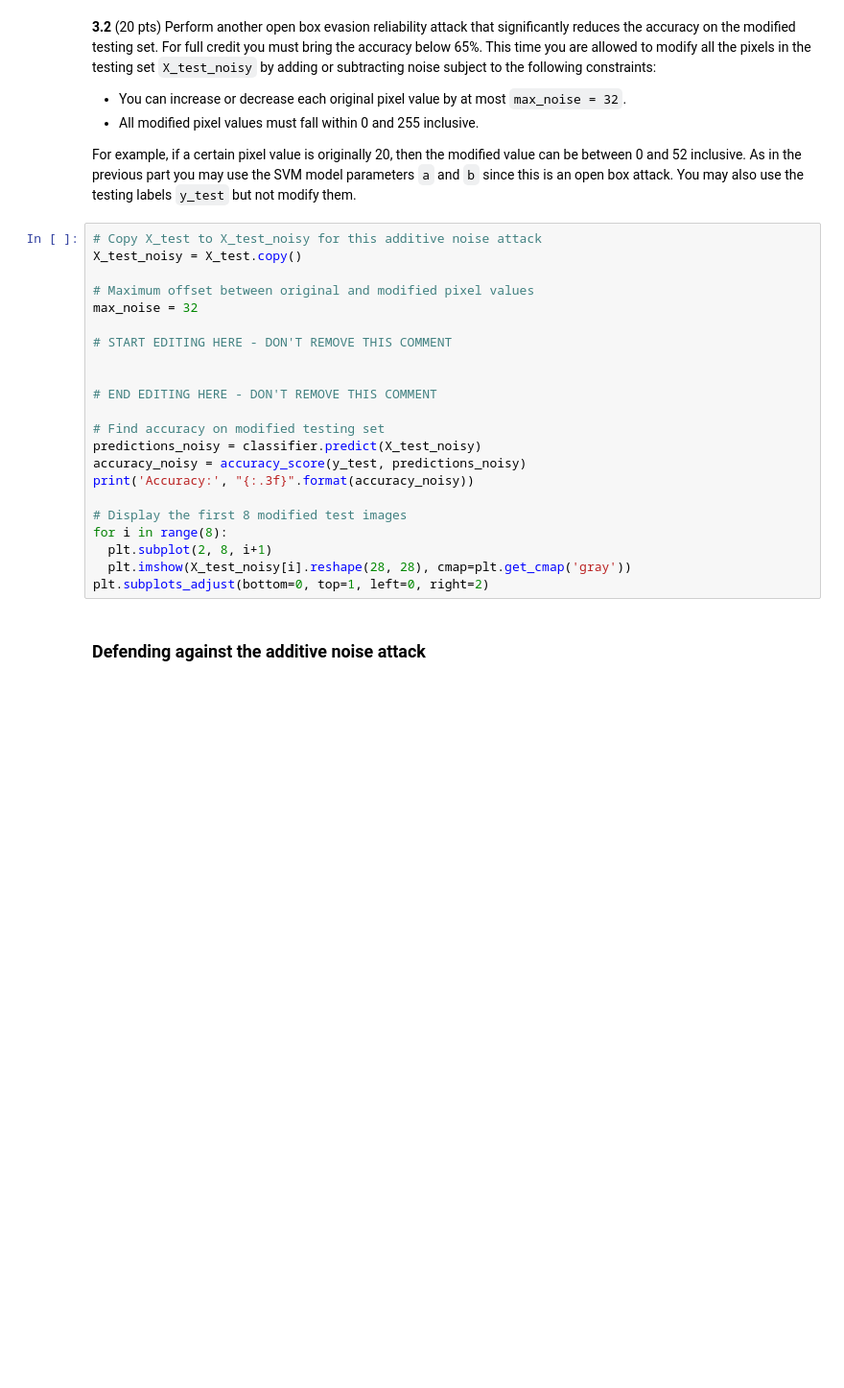
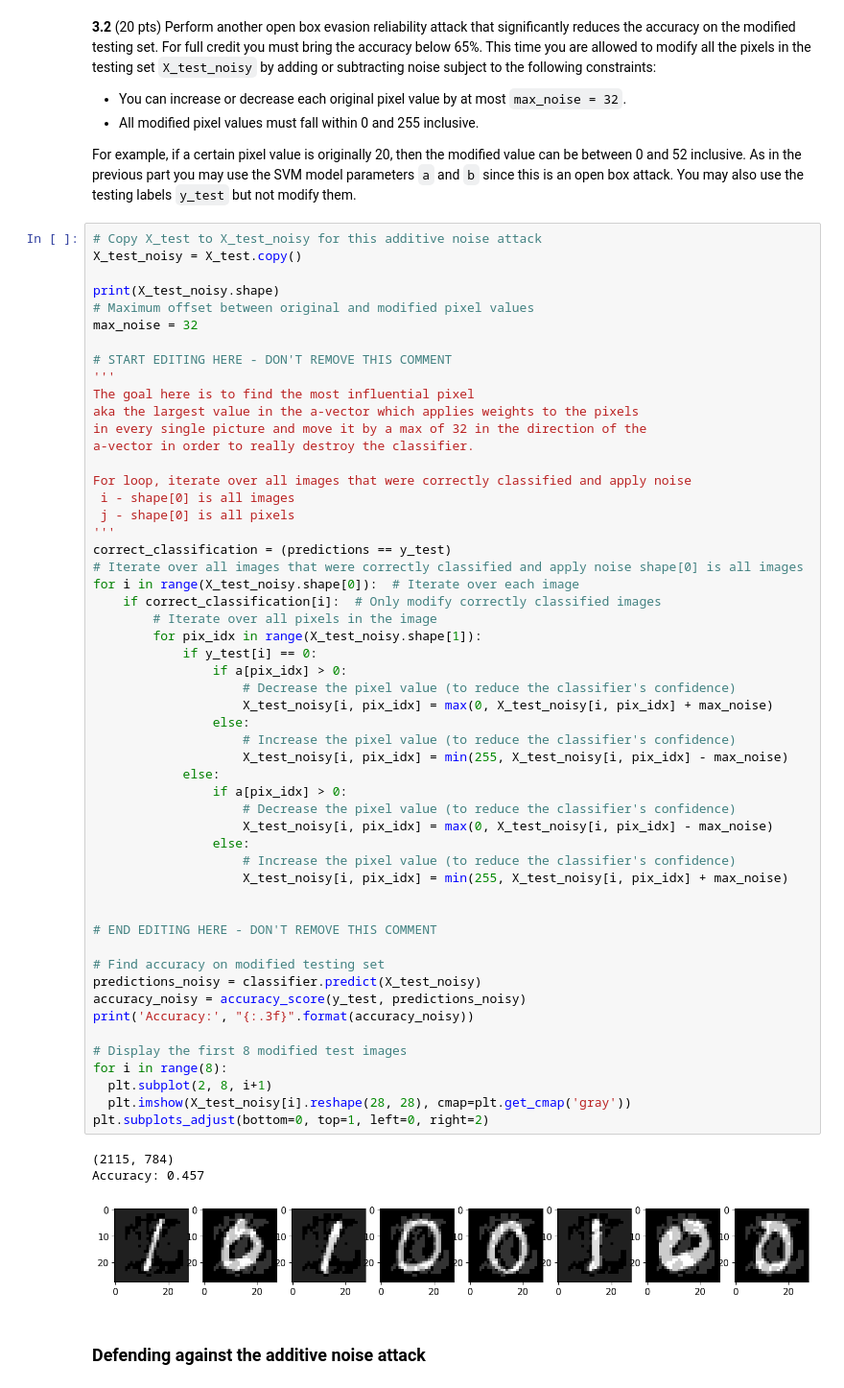
Before and after one commit to aitechroberts/ml_adversary, a Jupyter notebook: HW2.ipynb, the cells around one changed output. Shown at 96% size. Drawn from its saved outputs; the diff is of its cells as text; blank space fills up the shorter version.

```diff
--- a/HW2.ipynb
+++ b/HW2.ipynb
@@ -277,28 +411,63 @@ display_misclassified_images(X_test_1pix, y_test, predictions_1pix)
 *   All modified pixel values must fall within 0 and 255 inclusive.
 
 For example, if a certain pixel value is originally 20, then the modified value can be between 0 and 52 inclusive. As in the previous part you may use the SVM model parameters `a` and `b` since this is an open box attack. You may also use the testing labels `y_test` but not modify them.
-# %%
-# Copy X_test to X_test_noisy for this additive noise attack
-X_test_noisy = X_test.copy()
-
-# Maximum offset between original and modified pixel values
-max_noise = 32
-
-# START EDITING HERE - DON'T REMOVE THIS COMMENT
-
-
-# END EDITING HERE - DON'T REMOVE THIS COMMENT
-
-# Find accuracy on modified testing set
-predictions_noisy = classifier.predict(X_test_noisy)
-accuracy_noisy = accuracy_score(y_test, predictions_noisy)
-print('Accuracy:', "{:.3f}".format(accuracy_noisy))
-
-# Display the first 8 modified test images
-for i in range(8):
-  plt.subplot(2, 8, i+1)
-  plt.imshow(X_test_noisy[i].reshape(28, 28), cmap=plt.get_cmap('gray'))
-plt.subplots_adjust(bottom=0, top=1, left=0, right=2)
+# %%
+# Copy X_test to X_test_noisy for this additive noise attack
+X_test_noisy = X_test.copy()
+
+print(X_test_noisy.shape)
+# Maximum offset between original and modified pixel values
+max_noise = 32
+
+# START EDITING HERE - DON'T REMOVE THIS COMMENT
+'''
+The goal here is to find the most influential pixel
+aka the largest value in the a-vector which applies weights to the pixels
+in every single picture and move it by a max of 32 in the direction of the
+a-vector in order to really destroy the classifier.
+
+For loop, iterate over all images that were correctly classified and apply noise
+ i - shape[0] is all images
+ j - shape[0] is all pixels
+'''
+correct_classification = (predictions == y_test)
+# Iterate over all images that were correctly classified and apply noise shape[0] is all images
+for i in range(X_test_noisy.shape[0]):  # Iterate over each image
+    if correct_classification[i]:  # Only modify correctly classified images
+        # Iterate over all pixels in the image
+        for pix_idx in range(X_test_noisy.shape[1]):
+            if y_test[i] == 0:
+                if a[pix_idx] > 0:
+                    # Decrease the pixel value (to reduce the classifier's confidence)
+                    X_test_noisy[i, pix_idx] = max(0, X_test_noisy[i, pix_idx] + max_noise)
+                else:
+                    # Increase the pixel value (to reduce the classifier's confidence)
+                    X_test_noisy[i, pix_idx] = min(255, X_test_noisy[i, pix_idx] - max_noise)
+            else:
+                if a[pix_idx] > 0:
+                    # Decrease the pixel value (to reduce the classifier's confidence)
+                    X_test_noisy[i, pix_idx] = max(0, X_test_noisy[i, pix_idx] - max_noise)
+                else:
+                    # Increase the pixel value (to reduce the classifier's confidence)
+                    X_test_noisy[i, pix_idx] = min(255, X_test_noisy[i, pix_idx] + max_noise)
+
+
+# END EDITING HERE - DON'T REMOVE THIS COMMENT
+
+# Find accuracy on modified testing set
+predictions_noisy = classifier.predict(X_test_noisy)
+accuracy_noisy = accuracy_score(y_test, predictions_noisy)
+print('Accuracy:', "{:.3f}".format(accuracy_noisy))
+
+# Display the first 8 modified test images
+for i in range(8):
+  plt.subplot(2, 8, i+1)
+  plt.imshow(X_test_noisy[i].reshape(28, 28), cmap=plt.get_cmap('gray'))
+plt.subplots_adjust(bottom=0, top=1, left=0, right=2)
+# %% [output]
+(2115, 784)
+Accuracy: 0.457
+[figure, added]
 # %% [markdown]
 ### Defending against the additive noise attack
 # %% [markdown]
```
Also changed, not shown: parts of 17 cells of this notebook.
